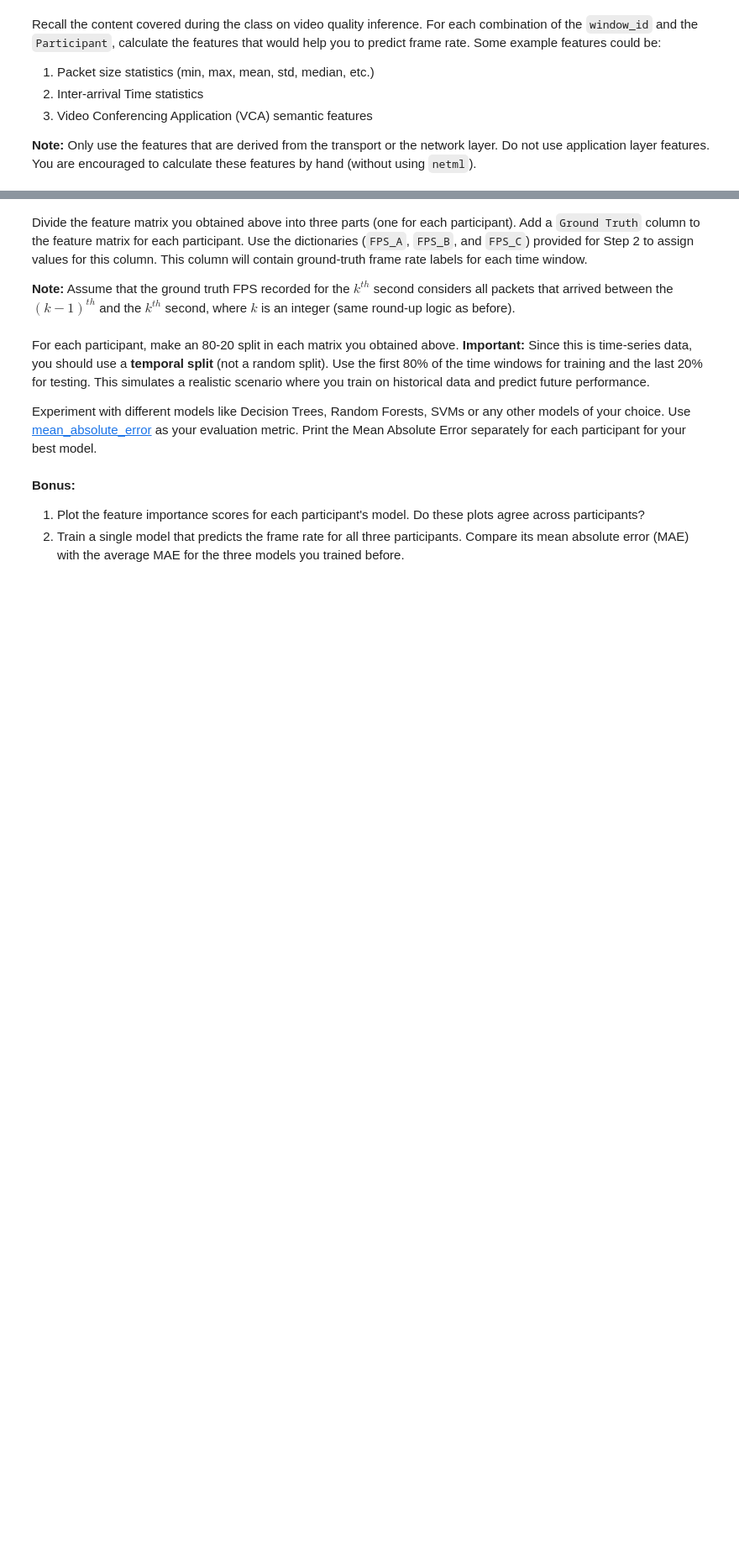
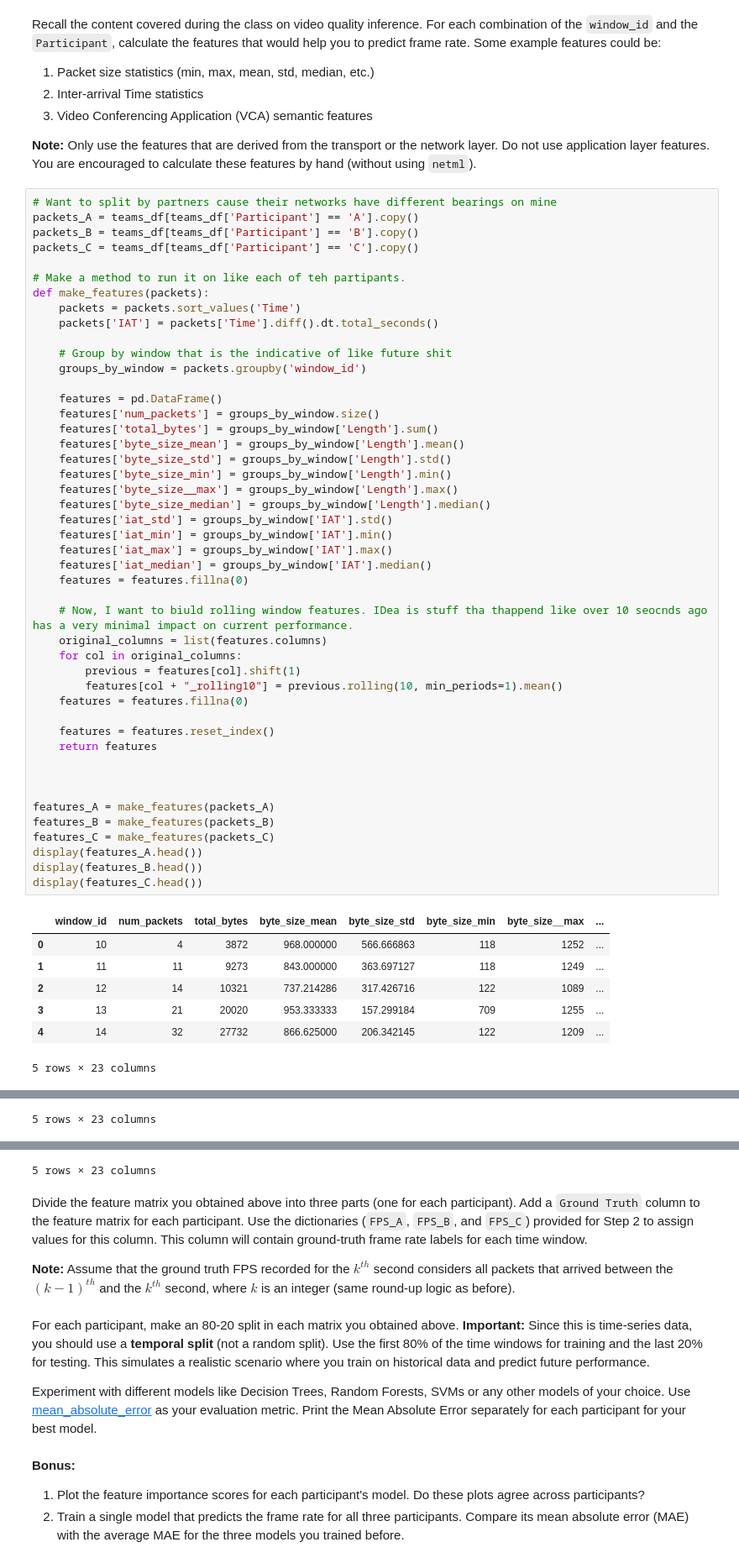
Before and after one commit to Ashy46/ml-for-systems-hws, a Jupyter notebook: assignment-2/video-conference-qoe.ipynb, the cells around one changed output, grey strips where cells are left out. Shown at 84% size. Drawn from its saved outputs; the diff is of its cells as text; blank space fills up the shorter version.

Commit message:
Implement code changes to enhance functionality and improve performance

```diff
--- a/assignment-2/video-conference-qoe.ipynb
+++ b/assignment-2/video-conference-qoe.ipynb
@@ -235,3 +264,57 @@ Recall the content covered during the class on video quality inference. For each
 3. Video Conferencing Application (VCA) semantic features
 
 **Note:** Only use the features that are derived from the transport or the network layer. Do not use application layer features. You are encouraged to calculate these features by hand (without using `netml`).
+# %%
+# Want to split by partners cause their networks have different bearings on mine
+packets_A = teams_df[teams_df['Participant'] == 'A'].copy()
+packets_B = teams_df[teams_df['Participant'] == 'B'].copy()
+packets_C = teams_df[teams_df['Participant'] == 'C'].copy()
+
+# Make a method to run it on like each of teh partipants.
+def make_features(packets):
+    packets = packets.sort_values('Time')
+    packets['IAT'] = packets['Time'].diff().dt.total_seconds()
+
+    # Group by window that is the indicative of like future shit
+    groups_by_window = packets.groupby('window_id')
+
+    features = pd.DataFrame()
+    features['num_packets'] = groups_by_window.size()
+    features['total_bytes'] = groups_by_window['Length'].sum()
+    features['byte_size_mean'] = groups_by_window['Length'].mean()
+    features['byte_size_std'] = groups_by_window['Length'].std()
+    features['byte_size_min'] = groups_by_window['Length'].min()
+    features['byte_size__max'] = groups_by_window['Length'].max()
+    features['byte_size_median'] = groups_by_window['Length'].median()
+    features['iat_std'] = groups_by_window['IAT'].std()
+    features['iat_min'] = groups_by_window['IAT'].min()
+    features['iat_max'] = groups_by_window['IAT'].max()
+    features['iat_median'] = groups_by_window['IAT'].median()
+    features = features.fillna(0)
+
+    # Now, I want to biuld rolling window features. IDea is stuff tha thappend like over 10 seocnds ago has a very minimal impact on current performance.
+    original_columns = list(features.columns)
+    for col in original_columns:
+        previous = features[col].shift(1)
+        features[col + "_rolling10"] = previous.rolling(10, min_periods=1).mean()
+    features = features.fillna(0)
+
+    features = features.reset_index()
+    return features
+
+
+
+features_A = make_features(packets_A)
+features_B = make_features(packets_B)
+features_C = make_features(packets_C)
+display(features_A.head())
+display(features_B.head())
+display(features_C.head())
+# %% [output]
+|  | window_id | num_packets | total_bytes | byte_size_mean | byte_size_std | byte_size_min | byte_size__max | ... |
+| 0 | 10 | 4 | 3872 | 968.000000 | 566.666863 | 118 | 1252 | ... |
+| 1 | 11 | 11 | 9273 | 843.000000 | 363.697127 | 118 | 1249 | ... |
+| 2 | 12 | 14 | 10321 | 737.214286 | 317.426716 | 122 | 1089 | ... |
+| 3 | 13 | 21 | 20020 | 953.333333 | 157.299184 | 709 | 1255 | ... |
+| 4 | 14 | 32 | 27732 | 866.625000 | 206.342145 | 122 | 1209 | ... |
+5 rows × 23 columns
@@ -237,0 +327 @@ Recall the content covered during the class on video quality inference. For each
+5 rows × 23 columns
@@ -238,3 +334,4 @@ Recall the content covered during the class on video quality inference. For each
+5 rows × 23 columns
 # %% [markdown]
 Divide the feature matrix you obtained above into three parts (one for each participant). Add a `Ground Truth` column to the feature matrix for each participant. Use the dictionaries (`FPS_A`, `FPS_B`, and `FPS_C`) provided for Step 2 to assign values for this column. This column will contain ground-truth frame rate labels for each time window.
 
```
Also changed, not shown: parts of 5 cells of this notebook.
